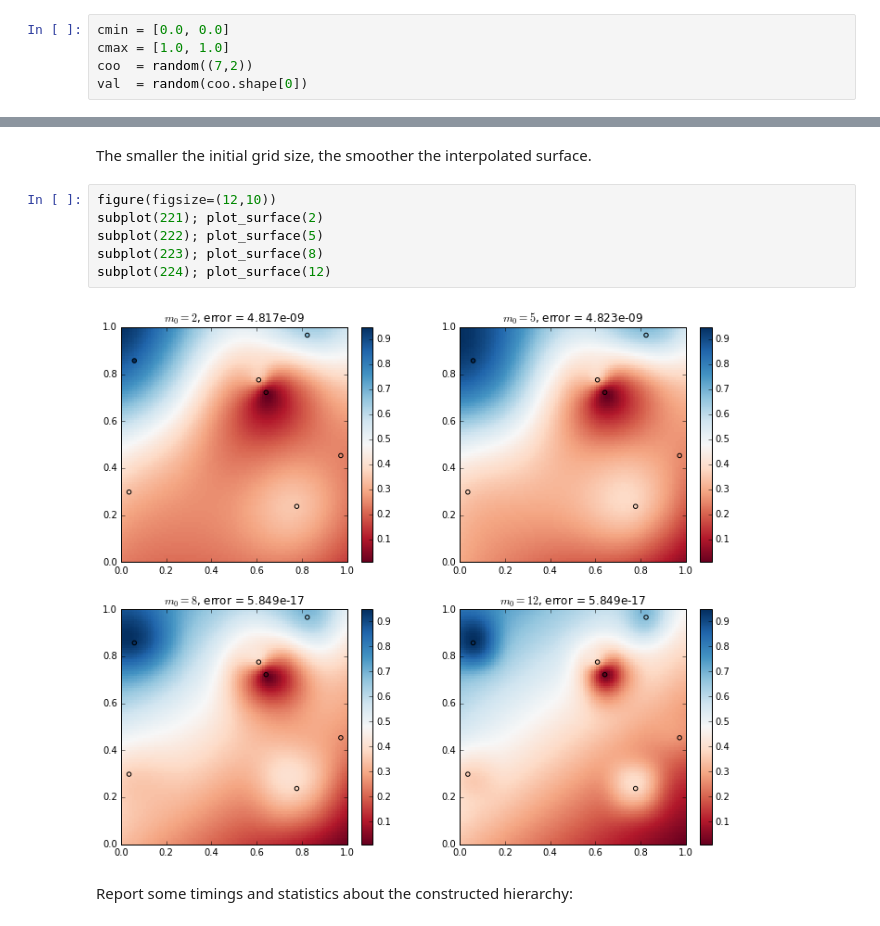
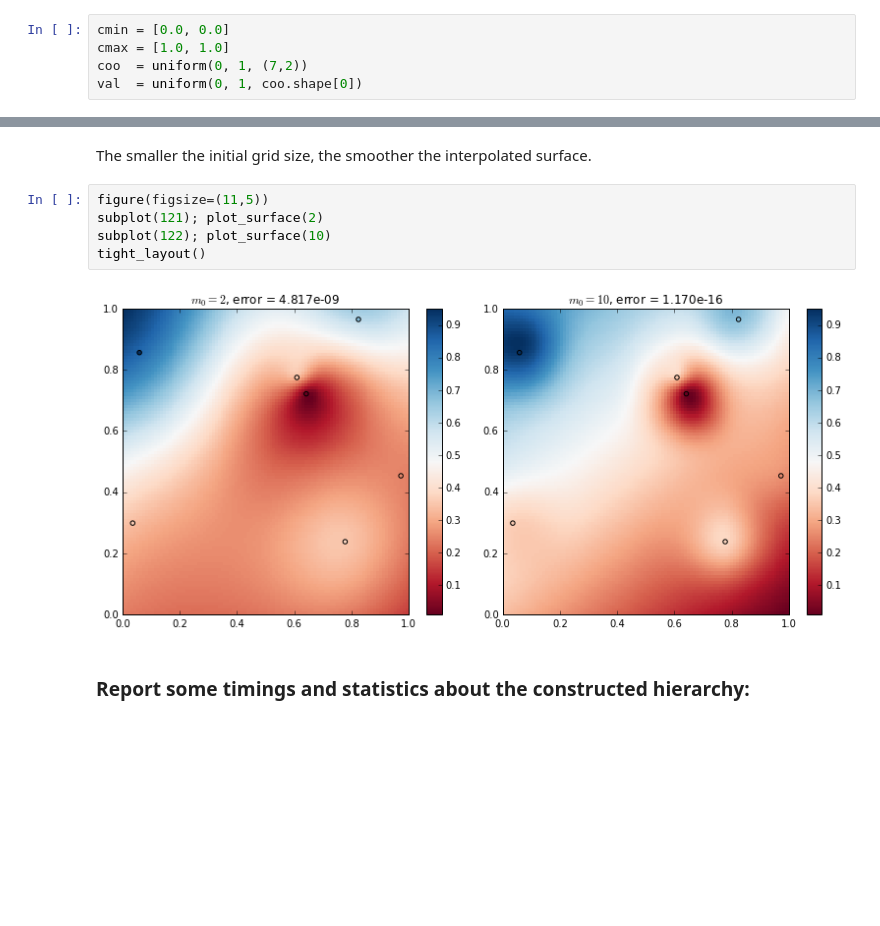
Before and after one commit to ddemidov/mba, a Jupyter notebook: python/example.ipynb, the cells around one changed output, grey strips where cells are left out. Drawn from its saved outputs; the diff is of its cells as text; blank space fills up the shorter version.

```diff
--- a/python/example.ipynb
+++ b/python/example.ipynb
@@ -10,8 +11,8 @@ Populating the interactive namespace from numpy and matplotlib
 # %%
 cmin = [0.0, 0.0]
 cmax = [1.0, 1.0]
-coo  = random((7,2))
-val  = random(coo.shape[0])
+coo  = uniform(0, 1, (7,2))
+val  = uniform(0, 1, coo.shape[0])
 # %% [markdown]
 Create $n \times n$ regular grid of coordinates to interpolate onto.
 # %%
@@ -33,16 +34,15 @@ def plot_surface(m0):
     colorbar();
 # %% [markdown]
 The smaller the initial grid size, the smoother the interpolated surface.
-# %%
-figure(figsize=(12,10))
-subplot(221); plot_surface(2)
-subplot(222); plot_surface(5)
-subplot(223); plot_surface(8)
-subplot(224); plot_surface(12)
-# %% [output]
-[figure, removed]
+# %%
+figure(figsize=(11,5))
+subplot(121); plot_surface(2)
+subplot(122); plot_surface(10)
+tight_layout()
+# %% [output]
+[figure, added]
 # %% [markdown]
-Report some timings and statistics about the constructed hierarchy:
+### Report some timings and statistics about the constructed hierarchy:
 # %%
 %%timeit
 interp = mba2(cmin, cmax, [3,3], coo, val)
```
Also changed, not shown: parts of 8 cells of this notebook, 2 other files.
